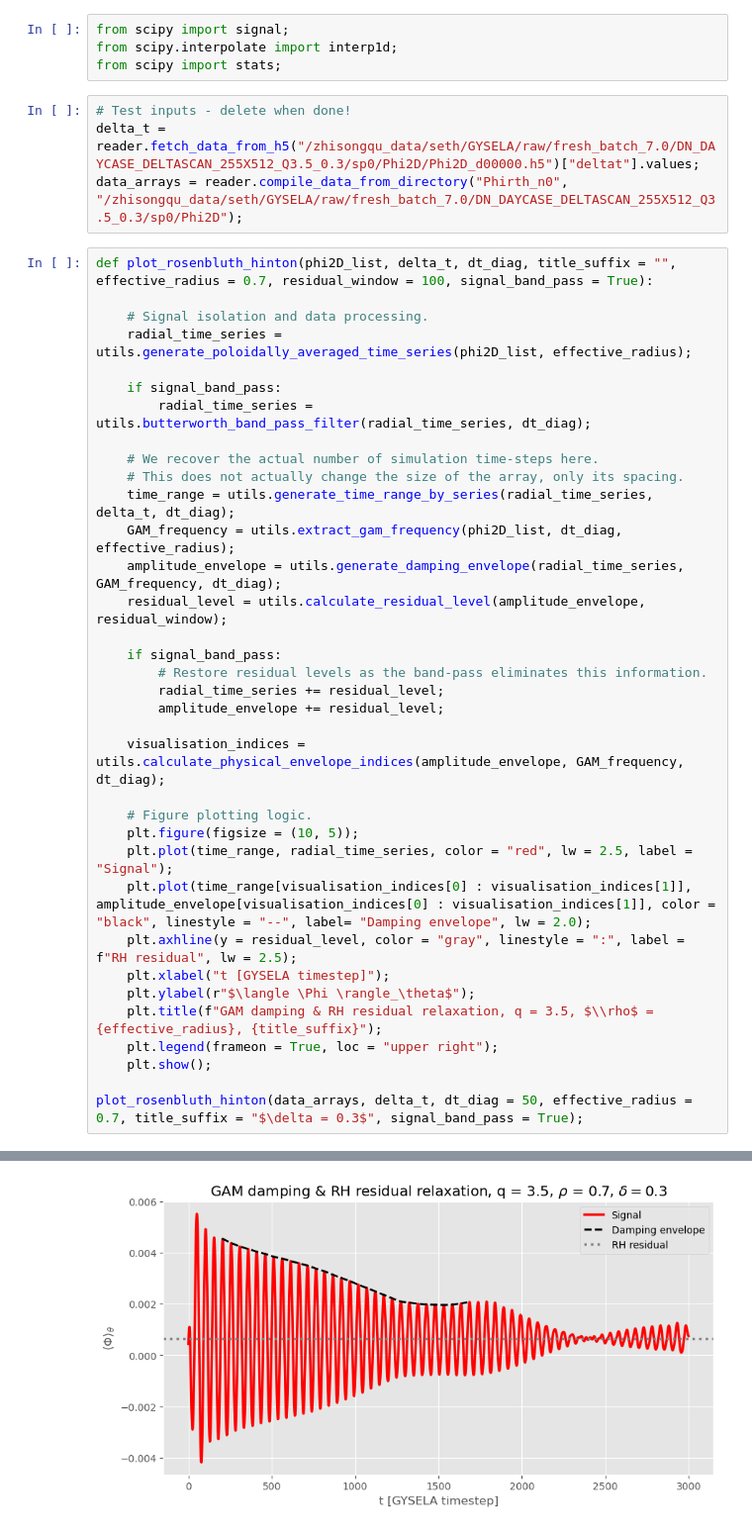
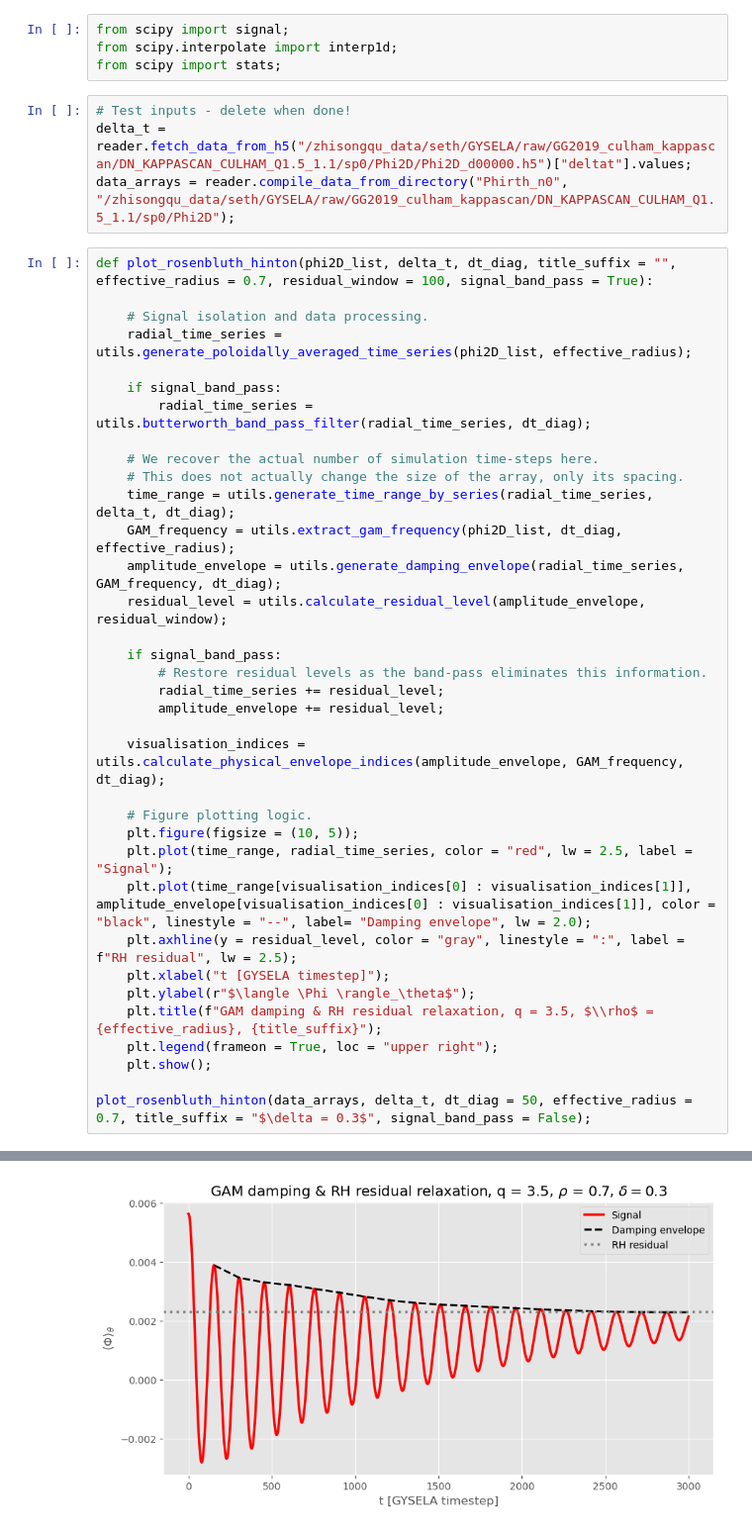
Before and after one commit to seferoni/GYSELA_utils, a Jupyter notebook: post-processing/scripts/exploratory_notebooks/rosenbluth_hinton_mn0.ipynb, the cells around one changed output, grey strips where cells are left out. Shown at 99% size. Cells and saved outputs as stored; diff of their text form.

```diff
--- a/post-processing/scripts/exploratory_notebooks/rosenbluth_hinton_mn0.ipynb
+++ b/post-processing/scripts/exploratory_notebooks/rosenbluth_hinton_mn0.ipynb
@@ -14,8 +14,8 @@ from scipy.interpolate import interp1d;
 from scipy import stats;
 # %%
 # Test inputs - delete when done!
-delta_t = reader.fetch_data_from_h5("/zhisongqu_data/seth/GYSELA/raw/fresh_batch_7.0/DN_DAYCASE_DELTASCAN_255X512_Q3.5_0.3/sp0/Phi2D/Phi2D_d00000.h5")["deltat"].values;
-data_arrays = reader.compile_data_from_directory("Phirth_n0", "/zhisongqu_data/seth/GYSELA/raw/fresh_batch_7.0/DN_DAYCASE_DELTASCAN_255X512_Q3.5_0.3/sp0/Phi2D");
+delta_t = reader.fetch_data_from_h5("/zhisongqu_data/seth/GYSELA/raw/GG2019_culham_kappascan/DN_KAPPASCAN_CULHAM_Q1.5_1.1/sp0/Phi2D/Phi2D_d00000.h5")["deltat"].values;
+data_arrays = reader.compile_data_from_directory("Phirth_n0", "/zhisongqu_data/seth/GYSELA/raw/GG2019_culham_kappascan/DN_KAPPASCAN_CULHAM_Q1.5_1.1/sp0/Phi2D");
 # %%
 def plot_rosenbluth_hinton(phi2D_list, delta_t, dt_diag, title_suffix = "", effective_radius = 0.7, residual_window = 100, signal_band_pass = True):
 
@@ -50,5 +50,5 @@ def plot_rosenbluth_hinton(phi2D_list, delta_t, dt_diag, title_suffix = "", effe
 	plt.legend(frameon = True, loc = "upper right");
 	plt.show();
 
-plot_rosenbluth_hinton(data_arrays, delta_t, dt_diag = 50, effective_radius = 0.7, title_suffix = "$\delta = 0.3$", signal_band_pass = True);
+plot_rosenbluth_hinton(data_arrays, delta_t, dt_diag = 50, effective_radius = 0.7, title_suffix = "$\delta = 0.3$", signal_band_pass = False);
 # %% [output]
@@ -56 +55 @@ plot_rosenbluth_hinton(data_arrays, delta_t, dt_diag = 50, effective_radius = 0.
-[figure, old version]
+[figure, new version]
```
Also changed, not shown: parts of 1 cell of this notebook, 2 other files.
